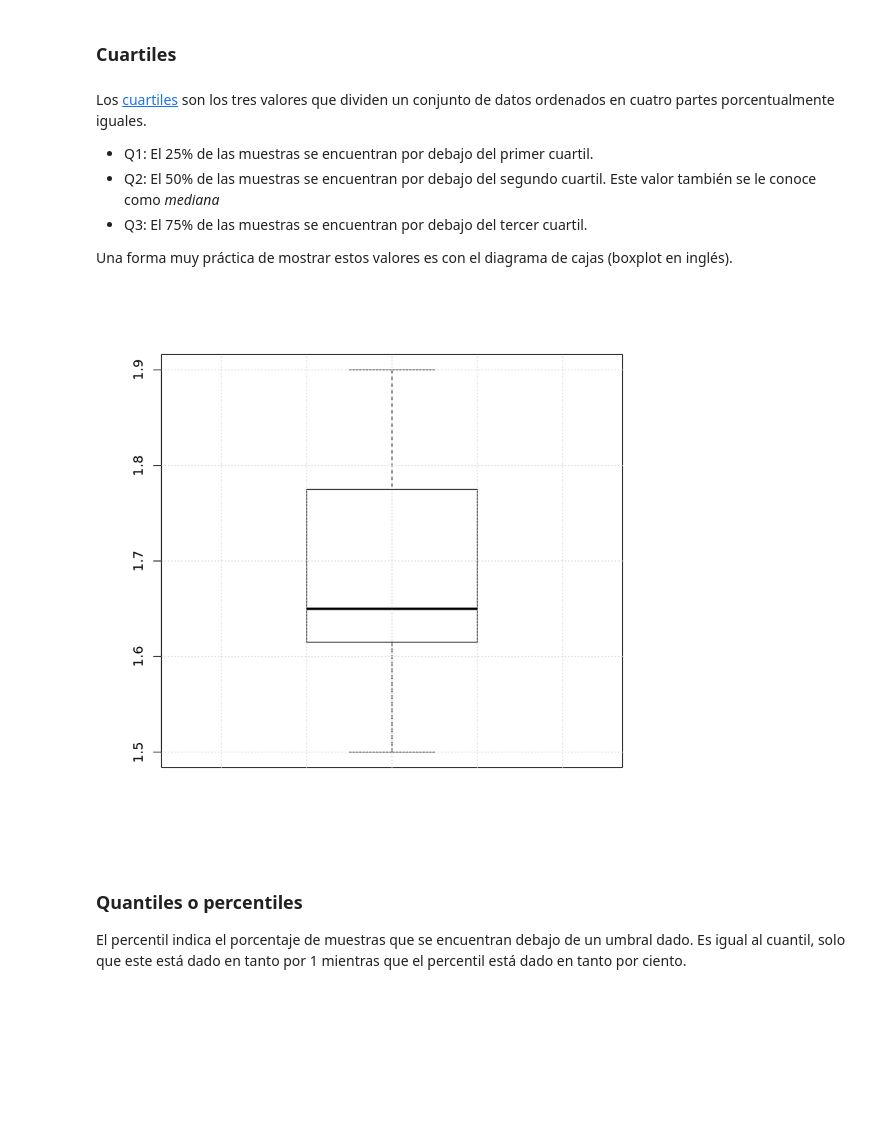
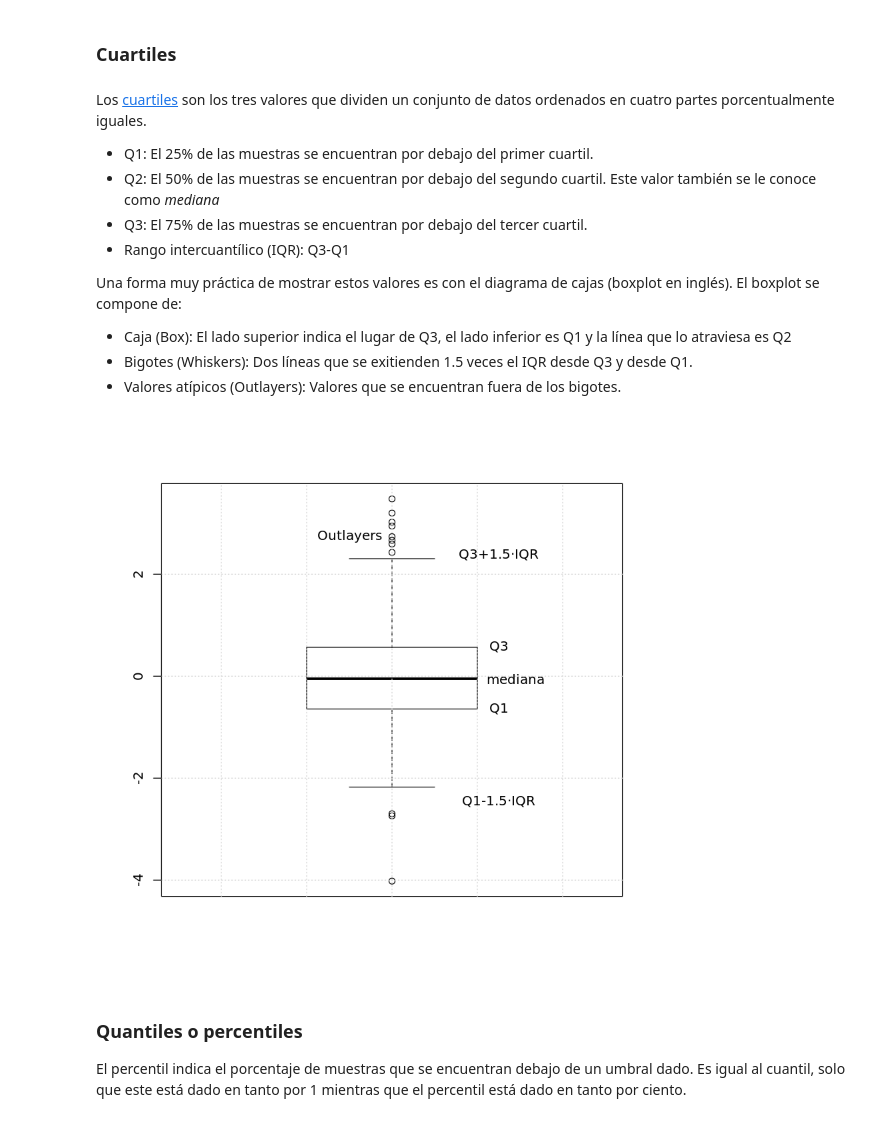
Before and after one commit to planga82/KeepCodingEstadisticaR, a Jupyter notebook: 2 - Funciones comunes.ipynb, the cells around one changed output. Cells and saved outputs as stored; diff of their text form; code cells hidden in the pictures; blank space fills up the shorter version.

```diff
--- a/2 - Funciones comunes.ipynb
+++ b/2 - Funciones comunes.ipynb
@@ -254,13 +321,31 @@ Los [cuartiles](https://es.wikipedia.org/wiki/Cuartil) son los tres valores que
 * Q1: El 25% de las muestras se encuentran por debajo del primer cuartil.
 * Q2: El 50% de las muestras se encuentran por debajo del segundo cuartil. Este valor también se le conoce como *mediana*
 * Q3: El 75% de las muestras se encuentran por debajo del tercer cuartil.
+* Rango intercuantílico (IQR): Q3-Q1
 
 Una forma muy práctica de mostrar estos valores es con el diagrama de cajas (boxplot en inglés).
+El boxplot se compone de:
+* Caja (Box): El lado superior indica el lugar de Q3, el lado inferior es Q1 y la línea que lo atraviesa es Q2
+* Bigotes (Whiskers): Dos líneas que se exitienden 1.5 veces el IQR desde Q3 y desde Q1.
+* Valores atípicos (Outlayers): Valores que se encuentran fuera de los bigotes.
-# %%
-boxplot(alturas)
-grid()
-# %% [output]
-[figure, removed]
+# %%
+X<-myStocks$TEF
+boxplot(X)
+grid()
+
+q1<-quantile(X,0.25)
+q3<-quantile(X,0.75)
+iqr<-q3-q1
+
+text(1.25,quantile(X,0.75),"Q3")
+text(1.29,median(X),"mediana")
+text(1.25,quantile(X,0.25),"Q1")
+text(1.25,q3+1.5*iqr,"Q3+1.5·IQR")
+text(1.25,q1-1.5*iqr,"Q1-1.5·IQR")
+
+text(0.9,q3+1.8*iqr,"Outlayers")
+# %% [output]
+[figure, added]
 # %% [markdown]
 ### Quantiles o percentiles
 
```
Also changed, not shown: parts of 11 cells of this notebook, 2 other files.
